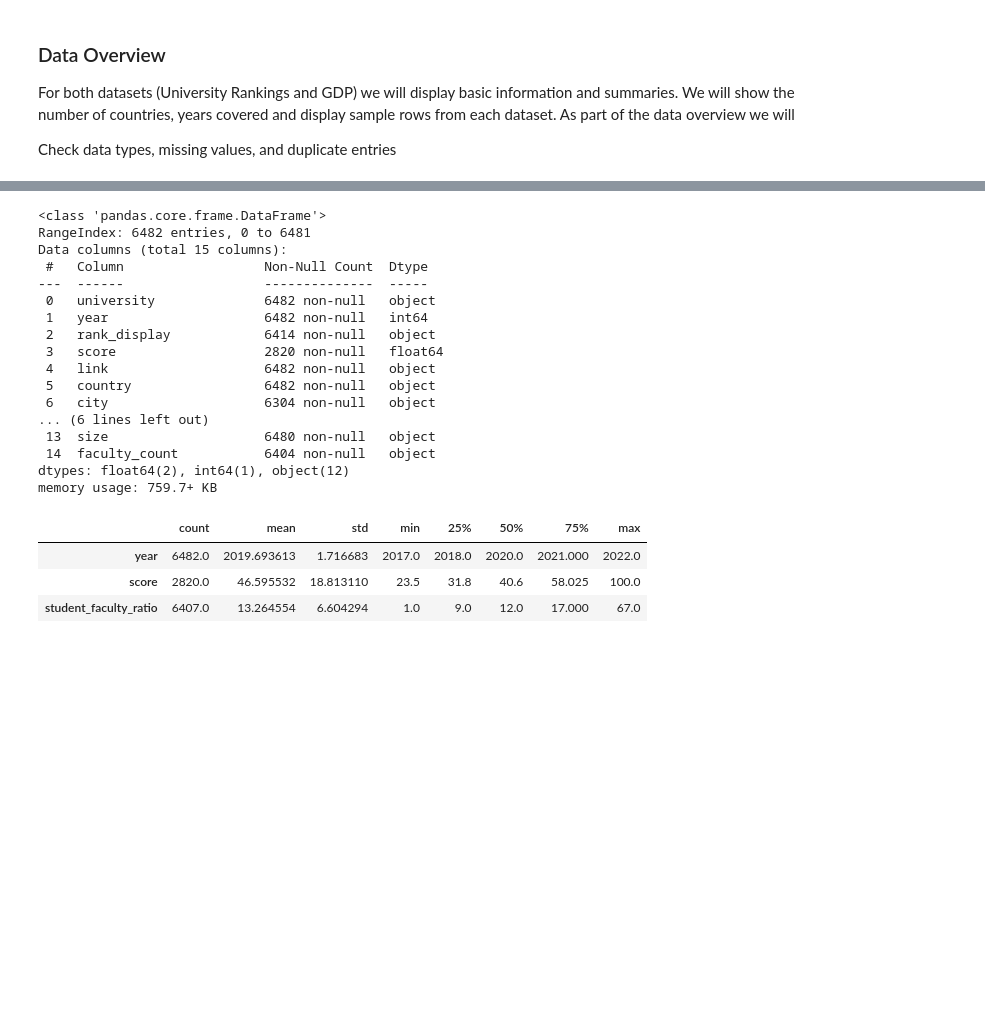
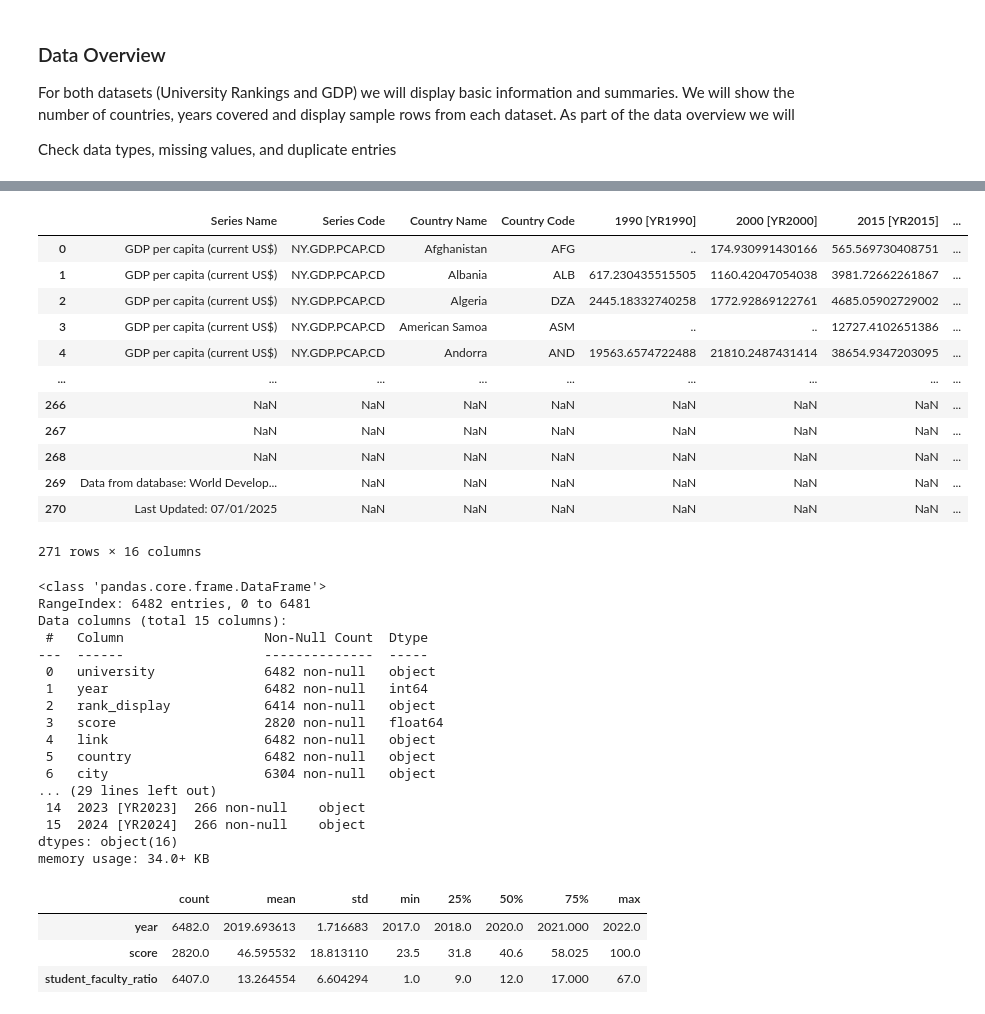
Before and after one commit to i11g/Data-Science-Project, a Jupyter notebook: Data.ipynb, the cells around one changed output, grey strips where cells are left out. Cells and saved outputs as stored; diff of their text form; code cells hidden in the pictures; blank space fills up the shorter version.

```diff
--- a/Data.ipynb
+++ b/Data.ipynb
@@ -264,6 +283,23 @@ df_rank = pd.read_csv("data/world-university-rankings-2017-to-2022.csv")
+# %%
+df_gdp
+# %% [output]
+|  | Series Name | Series Code | Country Name | Country Code | 1990 [YR1990] | 2000 [YR2000] | 2015 [YR2015] | ... |
+| 0 | GDP per capita (current US$) | NY.GDP.PCAP.CD | Afghanistan | AFG | .. | 174.930991430166 | 565.569730408751 | ... |
+| 1 | GDP per capita (current US$) | NY.GDP.PCAP.CD | Albania | ALB | 617.230435515505 | 1160.42047054038 | 3981.72662261867 | ... |
+| 2 | GDP per capita (current US$) | NY.GDP.PCAP.CD | Algeria | DZA | 2445.18332740258 | 1772.92869122761 | 4685.05902729002 | ... |
+| 3 | GDP per capita (current US$) | NY.GDP.PCAP.CD | American Samoa | ASM | .. | .. | 12727.4102651386 | ... |
+| 4 | GDP per capita (current US$) | NY.GDP.PCAP.CD | Andorra | AND | 19563.6574722488 | 21810.2487431414 | 38654.9347203095 | ... |
+| ... | ... | ... | ... | ... | ... | ... | ... | ... |
+| 266 | NaN | NaN | NaN | NaN | NaN | NaN | NaN | ... |
+| 267 | NaN | NaN | NaN | NaN | NaN | NaN | NaN | ... |
+| 268 | NaN | NaN | NaN | NaN | NaN | NaN | NaN | ... |
+| 269 | Data from database: World Develop... | NaN | NaN | NaN | NaN | NaN | NaN | ... |
+| 270 | Last Updated: 07/01/2025 | NaN | NaN | NaN | NaN | NaN | NaN | ... |
+271 rows × 16 columns
 # %%
 # Display basic information
 df_rank.info()
+df_gdp.info()
 # %% [output]
 <class 'pandas.core.frame.DataFrame'>
 RangeIndex: 6482 entries, 0 to 6481
@@ -277,11 +313,11 @@ Data columns (total 15 columns):
  4   link                    6482 non-null   object
  5   country                 6482 non-null   object
  6   city                    6304 non-null   object
-... (6 lines left out)
- 13  size                    6480 non-null   object
- 14  faculty_count           6404 non-null   object
-dtypes: float64(2), int64(1), object(12)
-memory usage: 759.7+ KB
+... (29 lines left out)
+ 14  2023 [YR2023]  266 non-null    object
+ 15  2024 [YR2024]  266 non-null    object
+dtypes: object(16)
+memory usage: 34.0+ KB
 # %%
 df_rank.describe().T
 # %% [output]
```
Also changed, not shown: parts of 12 cells of this notebook, 1 other file.
